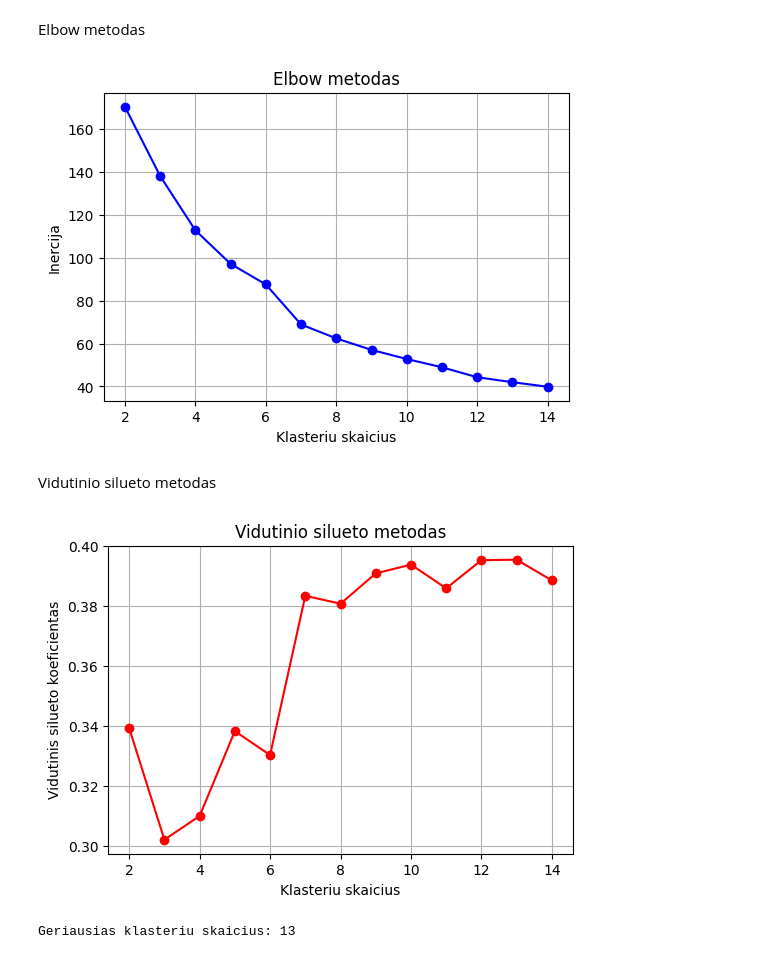
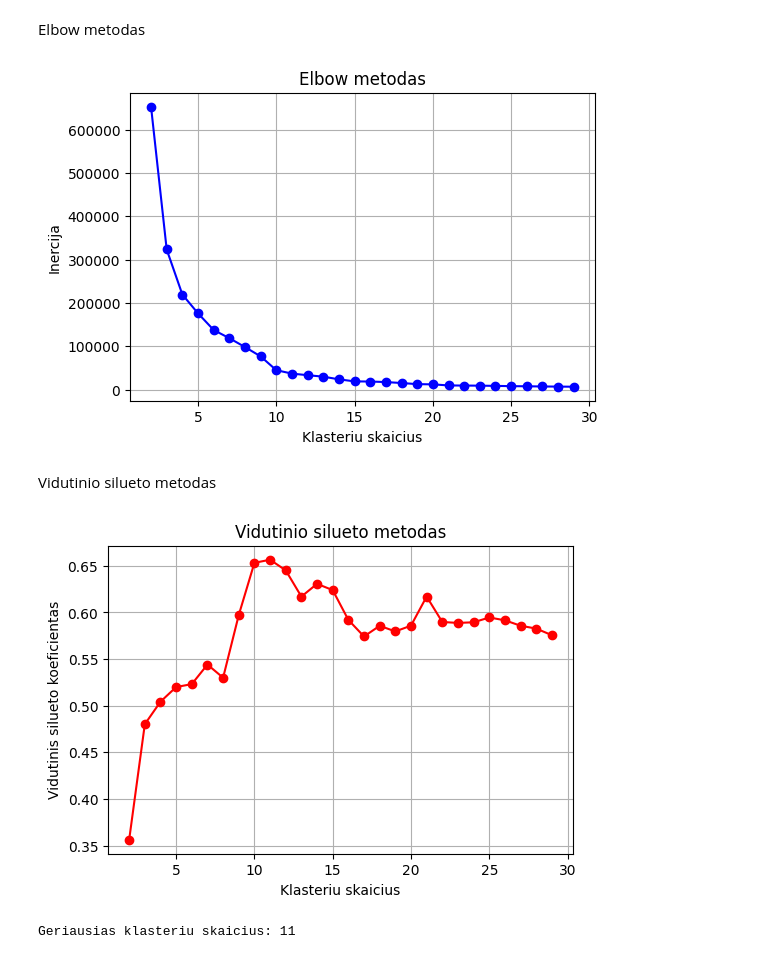
Before and after one commit to LivetaK/duomenu_tyryba_ir_masininis_mokymasis, a Jupyter notebook: 3_lab/klasteriu_skaiciaus_nustatymas.ipynb, the cells around one changed output. Cells and saved outputs as stored; diff of their text form; code cells hidden in the pictures.

```diff
--- a/3_lab/klasteriu_skaiciaus_nustatymas.ipynb
+++ b/3_lab/klasteriu_skaiciaus_nustatymas.ipynb
@@ -6,5 +6,4 @@ from sklearn.cluster import KMeans
 from sklearn.metrics import silhouette_score
 
 
-df = pd.read_csv('normalized_NO_missing_1498_6.csv')
-X = df.drop(columns=['label']).values
+df = pd.read_csv('dvi_dim.csv')
@@ -20,22 +23,22 @@ Geriausias klasteriu skaicius: 27
 Elbow metodas
 # %%
 inercija = []
-K = range(2, 15)
+K = range(2, 30)
 
 for k in K:
     kmeans = KMeans(n_clusters=k, random_state=42)
     kmeans.fit(X)
     inercija.append(kmeans.inertia_) # metrika, rodanti kaip arti yra taskai prie savo klasterio centro
 
 plt.figure(figsize=(6, 4))
 plt.plot(K, inercija, 'bo-')
 plt.xlabel('Klasteriu skaicius')
 plt.ylabel('Inercija')
 plt.title('Elbow metodas')
 plt.grid(True)
 plt.show()
 # %% [output]
-[figure, old version]
+[figure, new version]
 # %% [markdown]
 Vidutinio silueto metodas
 # %%
@@ -57,5 +60,5 @@ plt.show()
 klasteriai = K[np.argmax(siluetas)]
 print(f"Geriausias klasteriu skaicius: {klasteriai}")
 # %% [output]
-[figure, old version]
+[figure, new version]
-Geriausias klasteriu skaicius: 13
+Geriausias klasteriu skaicius: 11
```
Also changed, not shown: parts of 2 cells of this notebook, 4 other files.
